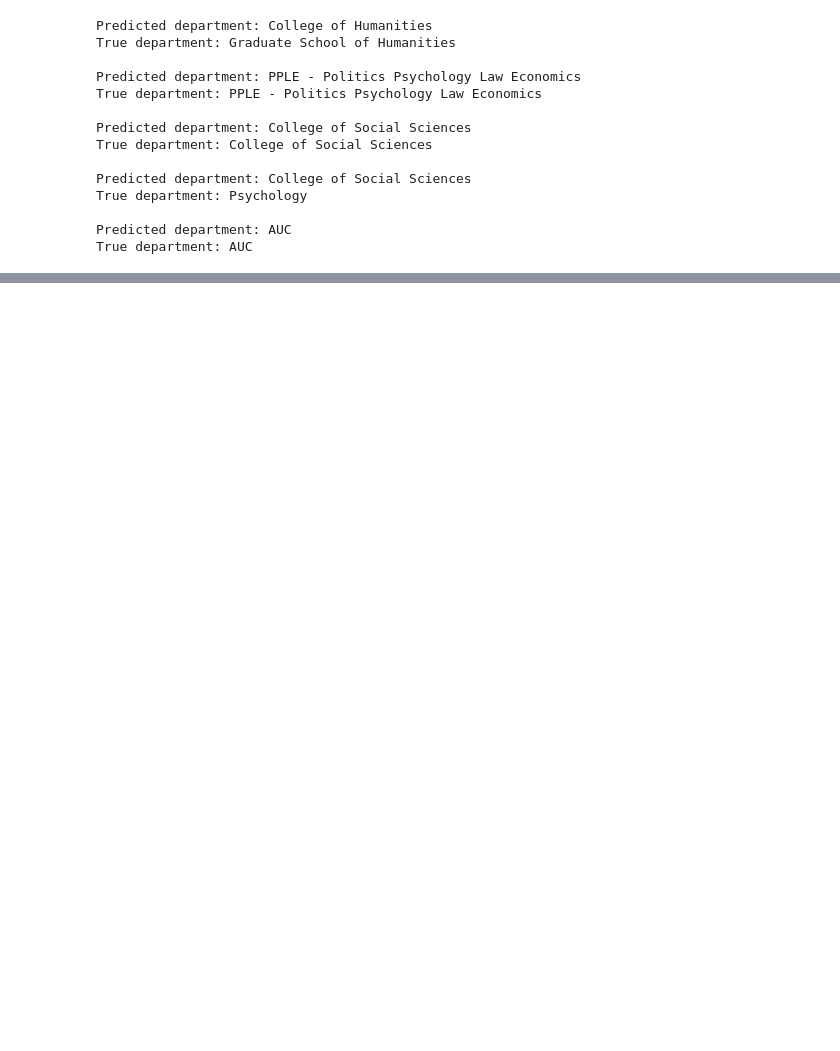
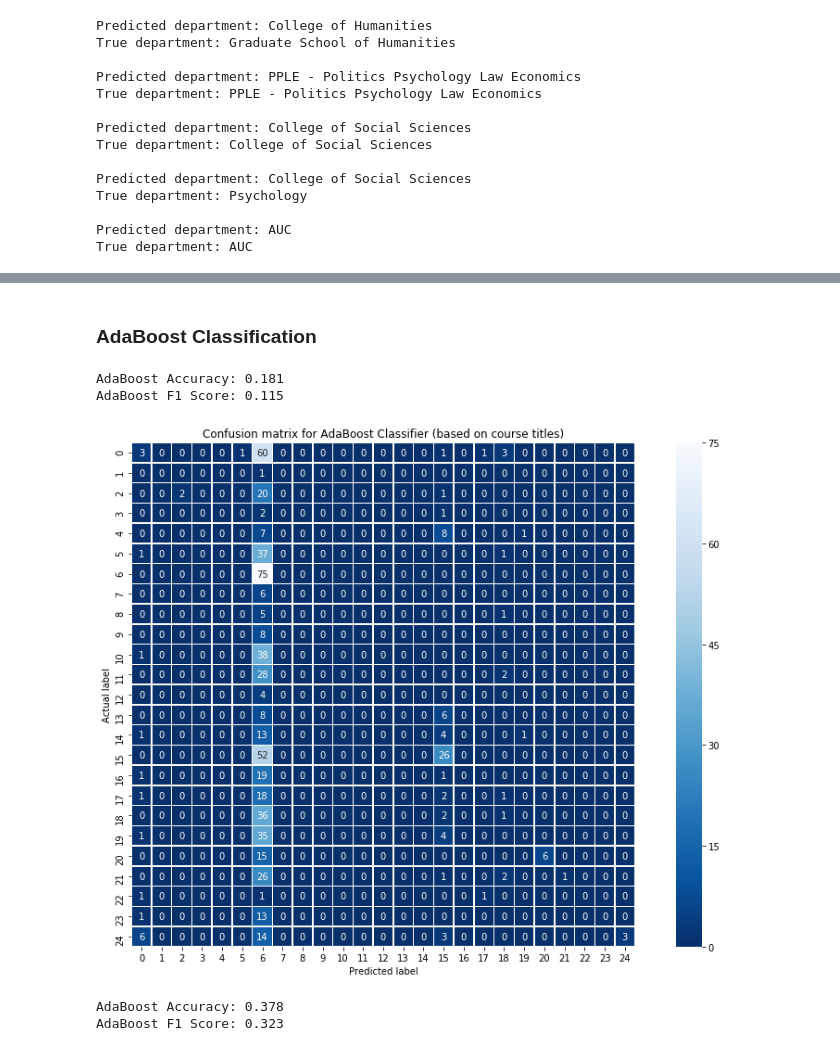
Before and after one commit to Af4rinz/dm-uva-courses, a Jupyter notebook: phase2.ipynb, the cells around one changed output, grey strips where cells are left out. Saved outputs shown, nothing was run; the diff lists cells and outputs as text; code cells hidden in the pictures; blank space fills up the shorter version.

Commit message:
classification methods

```diff
--- a/phase2.ipynb
+++ b/phase2.ipynb
@@ -938,0 +690,40 @@ print(accuracy)
+# %% [markdown]
+### AdaBoost Classification
+# %%
+from sklearn.ensemble import AdaBoostClassifier
+
+def adaboost(X_train, y_train, X_test, y_test, n_estimators=50, learning_rate=1.0):
+    clf = AdaBoostClassifier(n_estimators=n_estimators, learning_rate=learning_rate)
+    clf.fit(X_train, y_train)
+    y_pred = clf.predict(X_test)
+    return y_pred, accuracy_score(y_test, y_pred), confusion_matrix(y_test, y_pred), f1_score(y_test, y_pred, average='weighted')
+# %%
+def tfidf_prepare(X, Y, max_features=1000):
+    vectorizer = feature_extraction.text.TfidfVectorizer(max_features=max_features, ngram_range=(1,2), max_df=0.8)
+    X = [re.sub(r'[^\w\s\d]', '', str(x).lower().strip()) for x in X]
+    X = vectorizer.fit_transform(X)
+    X_train, X_test, y_train, y_test = train_test_split(X, Y, test_size=0.2, random_state=42)
+    return X_train, X_test, y_train, y_test
+# %%
+X_train, X_test, y_train, y_test = tfidf_prepare(uva_class['title'], uva_class['label'],max_features=1000)
+# %%
+ab_y_pred, ab_accuracy, ab_cmat, ab_f1 = adaboost(X_train, y_train, X_test, y_test, learning_rate=0.1)
+print('AdaBoost Accuracy: %.3f' % ab_accuracy)
+print('AdaBoost F1 Score: %.3f' % ab_f1)
+class_results = class_results.append({'Method': 'AdaBoost (titles)',
+    'Accuracy': ab_accuracy, 'F1 Score': ab_f1,
+    'Comment': 'estimators = 50, learning_rate = 0.1'},
+    ignore_index=True)
+# %% [output]
+AdaBoost Accuracy: 0.181
+AdaBoost F1 Score: 0.115
+# %%
+# visualise confusion matrix and use y_pred labels
+plt.figure(figsize=(16, 10))
+sns.heatmap(ab_cmat, annot=True, fmt='.0f', linewidths=.5, square=True, cmap='Blues_r')
+plt.ylabel('Actual label')
+plt.xlabel('Predicted label')
+plt.title('Confusion matrix for AdaBoost Classifier (based on course titles)')
+plt.show()
+# %% [output]
+[figure, added]
@@ -938,0 +732,11 @@ print(accuracy)
+# %%
+ab_y_pred, ab_accuracy, ab_cmat, ab_f1 = adaboost(X_train, y_train, X_test, y_test, learning_rate=0.5)
+print('AdaBoost Accuracy: %.3f' % ab_accuracy)
+print('AdaBoost F1 Score: %.3f' % ab_f1)
+class_results = class_results.append({'Method': 'AdaBoost (texts)',
+    'Accuracy': ab_accuracy, 'F1 Score': ab_f1,
+    'Comment': 'estimators = 50, learning_rate = 0.5'},
+    ignore_index=True)
+# %% [output]
+AdaBoost Accuracy: 0.378
+AdaBoost F1 Score: 0.323
```
Also changed, not shown: parts of 38 cells of this notebook, 1 other file.
